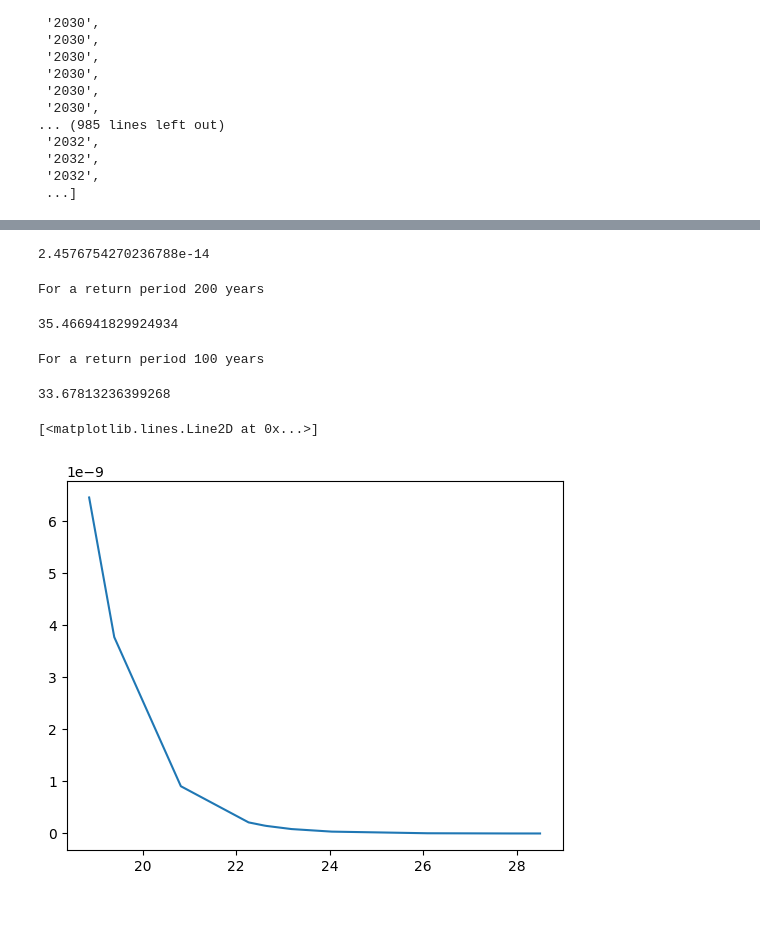
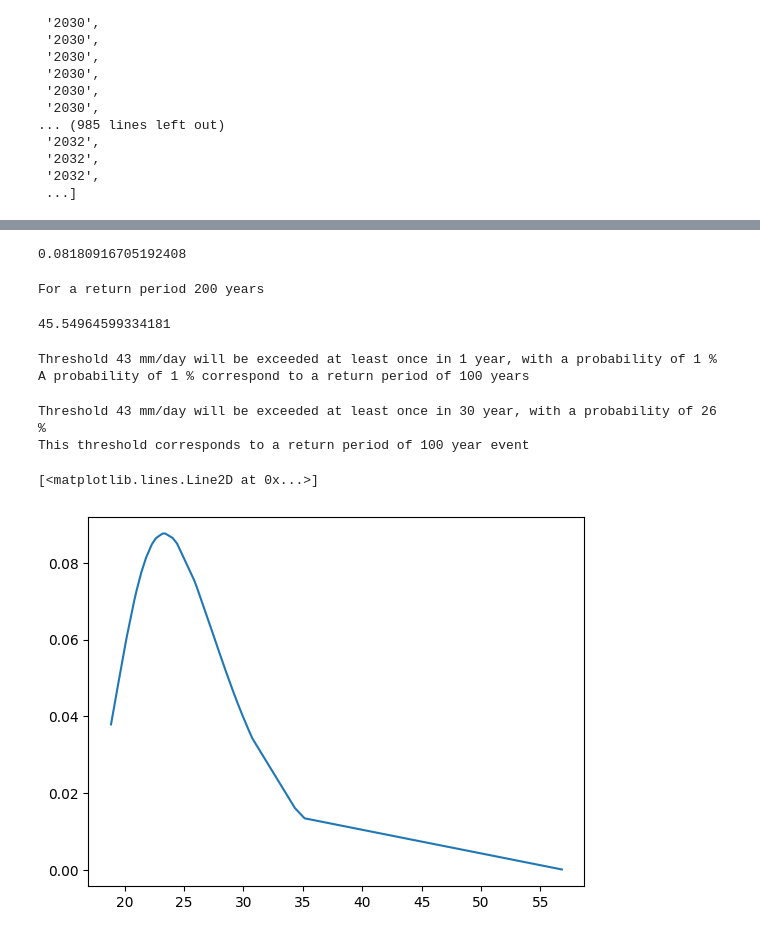
Before and after one commit to RaphaelPB/CRVA_tool, a Jupyter notebook: Test scipy.ipynb, the cells around one changed output, grey strips where cells are left out. Drawn from its saved outputs; the diff is of its cells as text; code cells hidden in the pictures.

Commit message:
Modification in test scipy
Return period work and graph

```diff
--- a/Test scipy.ipynb
+++ b/Test scipy.ipynb
@@ -121,7 +121,7 @@ precipitation_2030_2040_no_NaN.index.levels[2].tolist()
  'TaiESM1']
 # %%
 new_index_models=[]
-for item in precipitation_2030_2040.index.levels[2].tolist():
+for item in precipitation_2020_2060.index.levels[2].tolist():
     if item in models_to_delete:
         continue
     else:
@@ -140,9 +140,9 @@ new_index_models
  'MPI-ESM1-2-LR',
  'MRI-ESM2-0']
 # %%
-time_2030_2040=pd.date_range('01-01-2030','31-12-2040', freq='D').strftime('%d-%m-%Y').values.tolist()
-list_time_2030_2040= [item[6:10] for item in time_2030_2040]
-list_time_2030_2040
+time_2020_2060=pd.date_range('01-01-2030','31-12-2060', freq='D').strftime('%d-%m-%Y').values.tolist()
+list_time_2020_2060= [item[6:10] for item in time_2020_2060]
+list_time_2020_2060
 # %% [output]
 ['2030',
  '2030',
@@ -163,9 +163,9 @@ list_time_2030_2040
  ...]
 # %%
 df = pd.DataFrame()
-midx = pd.MultiIndex.from_product([[precipitation_2030_2040_no_NaN.index.levels[0].tolist()[0],],precipitation_2030_2040_no_NaN.index.levels[1].tolist(), new_index_models, list_time_2030_2040],names=['Name project','Experiment', 'Model', 'Month and year'])
+midx = pd.MultiIndex.from_product([[precipitation_2020_2060_no_NaN.index.levels[0].tolist()[0],],precipitation_2020_2060_no_NaN.index.levels[1].tolist(), new_index_models, list_time_2020_2060],names=['Name project','Experiment', 'Model', 'Year'])
 cols = pd.MultiIndex.from_product([('Precipitation mm/day',)])
-Variable_dataframe = pd.DataFrame(data = precipitation_2030_2040_no_NaN.values*86400,
+Variable_dataframe = pd.DataFrame(data = precipitation_2020_2060_no_NaN.values*86400,
                             index = midx,
                             columns = cols)
 df = pd.concat([df,Variable_dataframe])
@@ -184,2 +173,2 @@ df1 = pd.concat([df1,Variable_dataframe])
 # %%
-DF=df1.groupby(['Name project','Experiment', 'Model', 'Year']).max()
+DF=df.groupby(['Name project','Experiment', 'Model', 'Year']).max()
@@ -276,28 +225,44 @@ scale
 # %%
-x = 100
+x = 25 # precipitation data
 gumbel_r.pdf(x,loc,scale)
 # %% [output]
-2.4576754270236788e-14
+0.08180916705192408
 # %%
 p = 0.995 # percentile of non-exceedance
-print('For a return period '+str(round((1/(1-p))))+' years')
-gumbel_r.ppf(p,loc,scale) # Percent point function
+return_period = 1/(1-p)
+print('For a return period '+str(round(return_period))+' years')
+print(round(gumbel_r.ppf(p,loc,scale))) # Percent point function
+print('mm/day')
 # %% [output]
 For a return period 200 years
-35.466941829924934
+45.54964599334181
-# %%
-p = 0.99 # percentile of non-exceedance
-print('For a return period '+str(round((1/(1-p))))+' years')
-gumbel_r.ppf(p,loc,scale) # Percent point function
-# %% [output]
-For a return period 100 years
-33.67813236399268
+# %%
+p_non_exceedance = 0.99 # percentile of non-exceedance
+p_exceedance = 1 - p_non_exceedance
+return_period = 1/p_exceedance
+threshold_coresponding = round(gumbel_r.ppf(p_non_exceedance,loc,scale)) # ppf: Percent point function
+print('Threshold '+str(threshold_coresponding)+' mm/day will be exceeded at least once in 1 year, with a probability of '+str(round(p_exceedance*100))+ ' %')
+print('A probability of '+str(round(p_exceedance*100))+' % correspond to a return period of '+str(round(return_period))+ ' years')
+# %% [output]
+Threshold 43 mm/day will be exceeded at least once in 1 year, with a probability of 1 %
+A probability of 1 % correspond to a return period of 100 years
+# %%
+n = 30 # number of year of the period over which the threshold could be exceeded with a certain probability
+p_non_exceedance = 0.99 # percentile of non-exceedance
+p_exceedance = 1 - p_non_exceedance**n
+return_period = 1/(1-p_non_exceedance)
+threshold_coresponding = round(gumbel_r.ppf(p_non_exceedance,loc,scale)) # ppf: Percent point function
+print('Threshold '+str(threshold_coresponding)+' mm/day will be exceeded at least once in '+str(n)+' year, with a probability of '+str(round(p_exceedance*100))+ ' %')
+print('This threshold corresponds to a return period of '+str(round(return_period))+ ' year event')
+# %% [output]
+Threshold 43 mm/day will be exceeded at least once in 30 year, with a probability of 26 %
+This threshold corresponds to a return period of 100 year event
 # %%
 fig, ax = plt.subplots(1, 1)
-ax.plot(Z,gumbel_r.pdf(Z))
+ax.plot(Z,gumbel_r.pdf(Z,loc,scale))
 # %% [output]
 [<matplotlib.lines.Line2D at 0x...>]
-[figure, old version]
+[figure, new version]
 # %%
 fig, ax = plt.subplots(1, 1)
 ax.plot(Z,gumbel_r.pdf((Z-loc)/scale) / scale)
```
Also changed, not shown: parts of 28 cells of this notebook, 1 other file.
